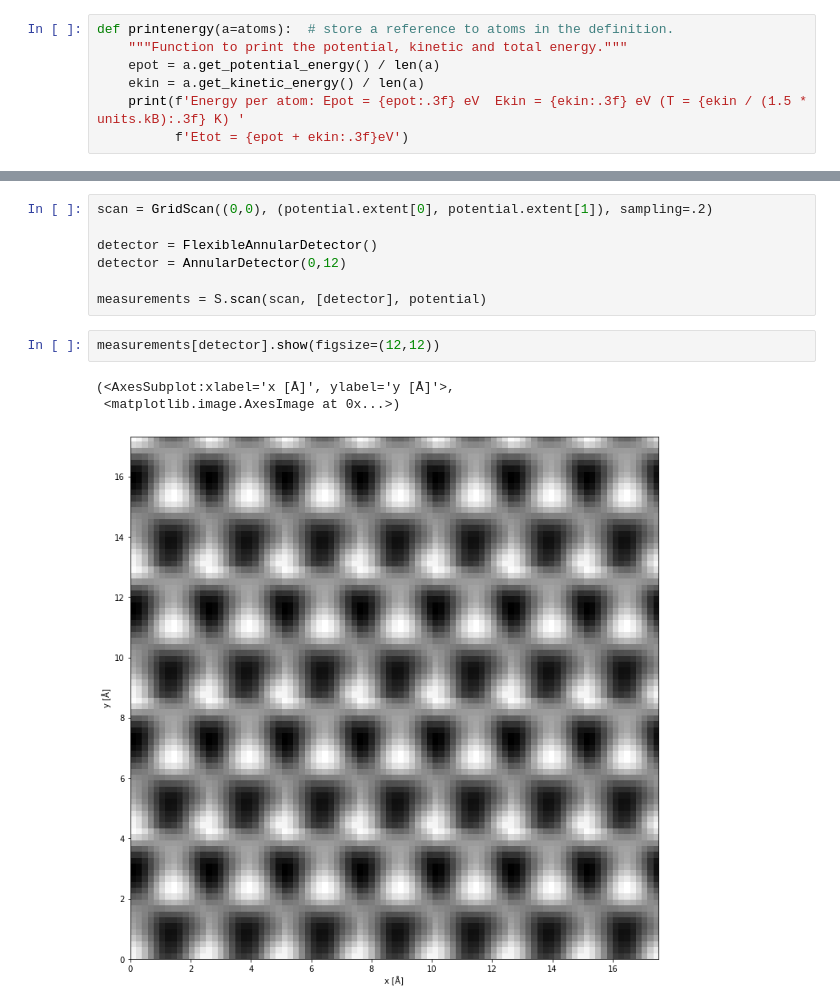
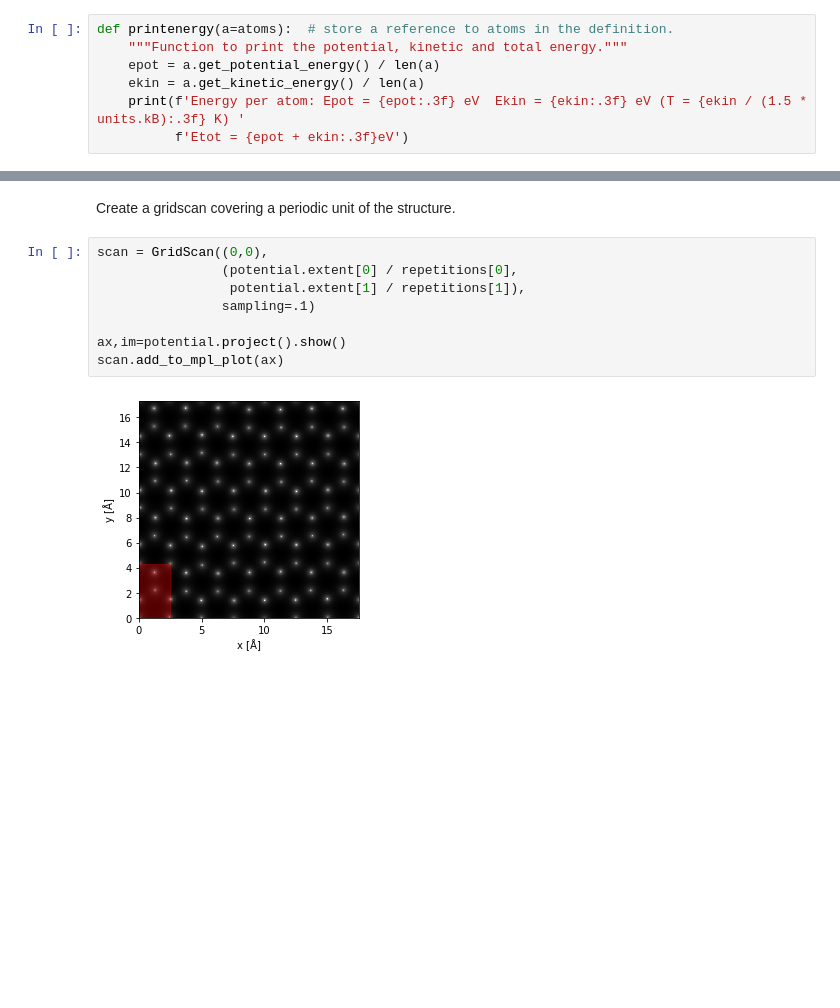
Before and after one commit to abTEM/abTEM, a Jupyter notebook: examples/other/lammps.ipynb, the cells around one changed output, grey strips where cells are left out. Saved outputs shown, nothing was run; the diff lists cells and outputs as text; blank space fills up the shorter version.

```diff
--- a/examples/other/lammps.ipynb
+++ b/examples/other/lammps.ipynb
@@ -114,13 +119,12 @@ RuntimeError: CuPy is not installed, only CPU calculations available
+# %% [markdown]
+Create a gridscan covering a periodic unit of the structure.
 # %%
-scan = GridScan((0,0), (potential.extent[0], potential.extent[1]), sampling=.2)
+scan = GridScan((0,0),
+                (potential.extent[0] / repetitions[0],
+                 potential.extent[1] / repetitions[1]),
+                sampling=.1)
 
-detector = FlexibleAnnularDetector()
-detector = AnnularDetector(0,12)
-
-measurements = S.scan(scan, [detector], potential)
+ax,im=potential.project().show()
+scan.add_to_mpl_plot(ax)
+# %% [output]
+[figure, added]
-# %%
-measurements[detector].show(figsize=(12,12))
-# %% [output]
-(<AxesSubplot:xlabel='x [Å]', ylabel='y [Å]'>,
- <matplotlib.image.AxesImage at 0x...>)
-[figure, removed]
```
Also changed, not shown: parts of 22 cells of this notebook.
